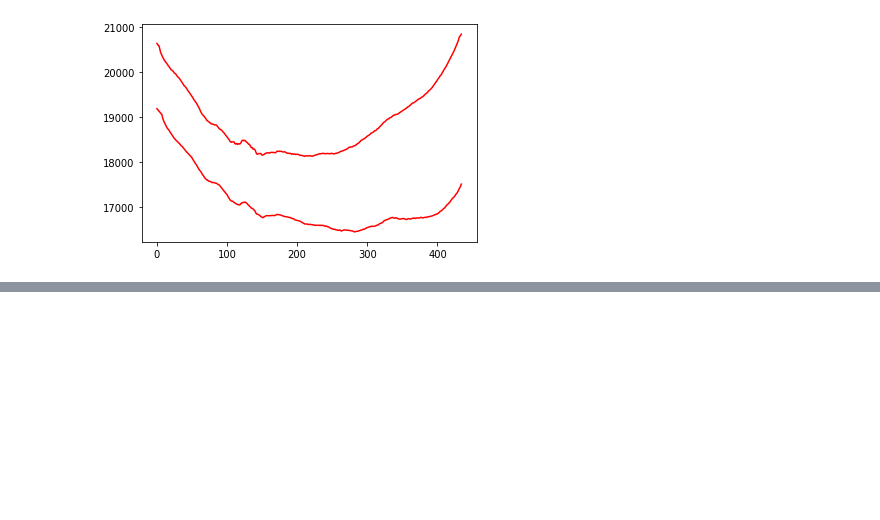
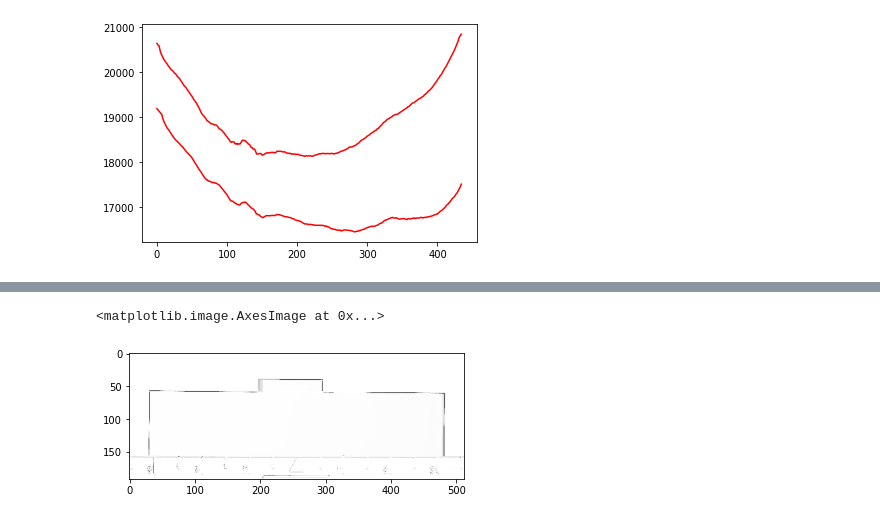
Before and after one commit to csarux/filmQAp, a Jupyter notebook: SAFD.ipynb, the cells around one changed output, grey strips where cells are left out. Drawn from its saved outputs; the diff is of its cells as text; code cells hidden in the pictures; blank space fills up the shorter version.

```diff
--- a/SAFD.ipynb
+++ b/SAFD.ipynb
@@ -58,0 +70,15 @@ array([[[65535, 65535, 65535],
+# %%
+im1d = np.log10(im1dst/im1Dt)
+im1d[im1d <= 0] = 1e-6
+cR, cG, cB = 1, 1, 1
+DR = 1/kra[0] * np.log(cR/(cR+(im1d)))
+DG = 1/kra[1] * np.log(cG/(cG+(im1d)))
+DB = 1/kra[1] * np.log(cB/(cB+(im1d)))
+D = DR
+D[..., 1] = DG[..., 1]
+D[..., 2] = DB[..., 2]
+# %%
+plt.imshow(D[...,0], cmap=plt.cm.gray)
+# %% [output]
+<matplotlib.image.AxesImage at 0x...>
+[figure, added]
```
Also changed, not shown: parts of 16 cells of this notebook, 8 other files.
